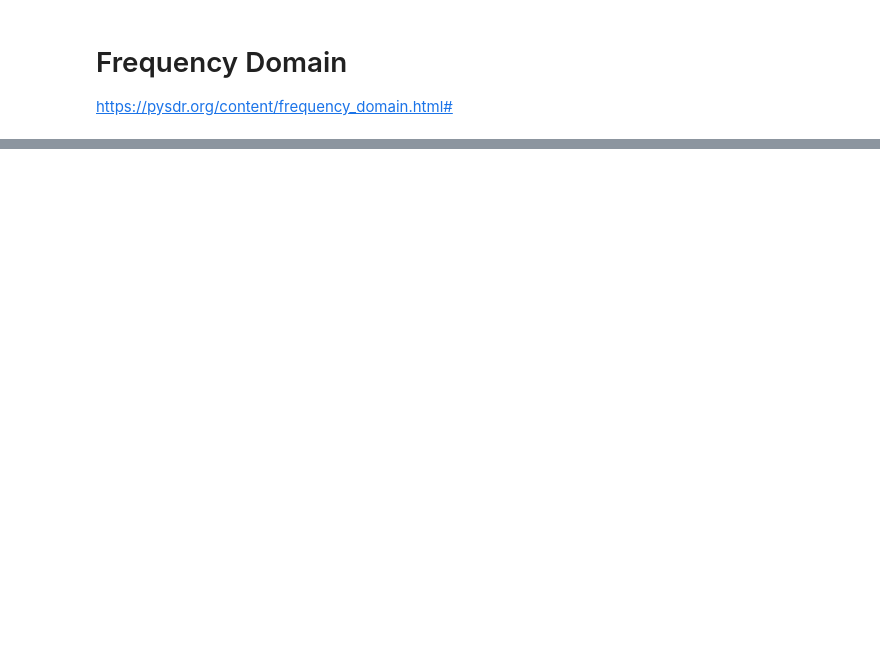
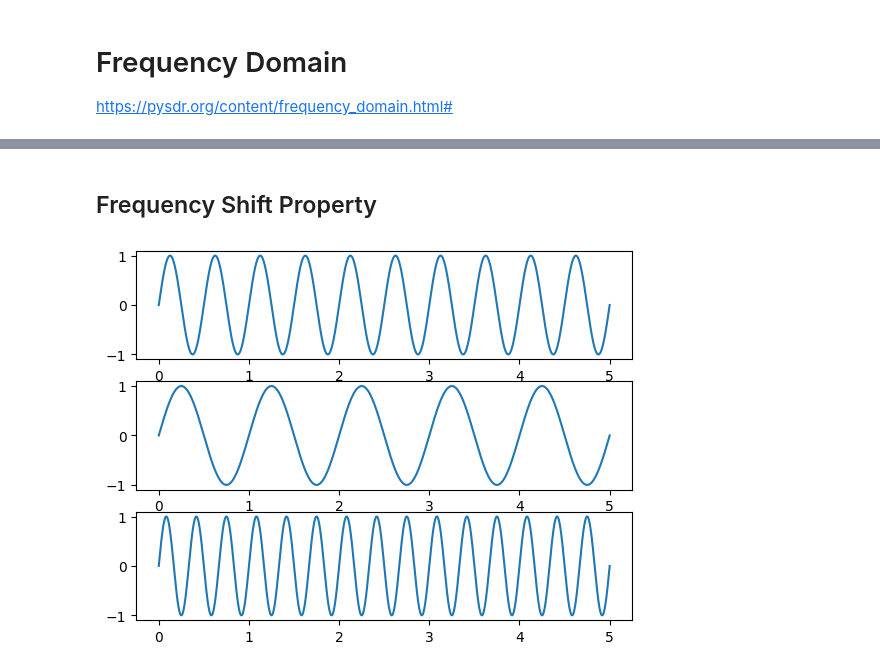
Before and after one commit to georgelviv/pysdr, a Jupyter notebook: pysdr/2-frequency.ipynb, the cells around one changed output, grey strips where cells are left out. Cells and saved outputs as stored; diff of their text form; code cells hidden in the pictures; blank space fills up the shorter version.

```diff
--- a/pysdr/2-frequency.ipynb
+++ b/pysdr/2-frequency.ipynb
@@ -19,0 +35,10 @@ plt.show()
+# %% [markdown]
+## Frequency Shift Property
+# %%
+figure, axis = plt.subplots(3, 1)
+axis[0].plot(x, get_x(2e6))
+axis[1].plot(x, get_x(2e6 - 1e6))
+axis[2].plot(x, get_x(2e6 + 1e6))
+plt.show()
+# %% [output]
+[figure, added]
```
Also changed, not shown: parts of 8 cells of this notebook, 2 other files.
